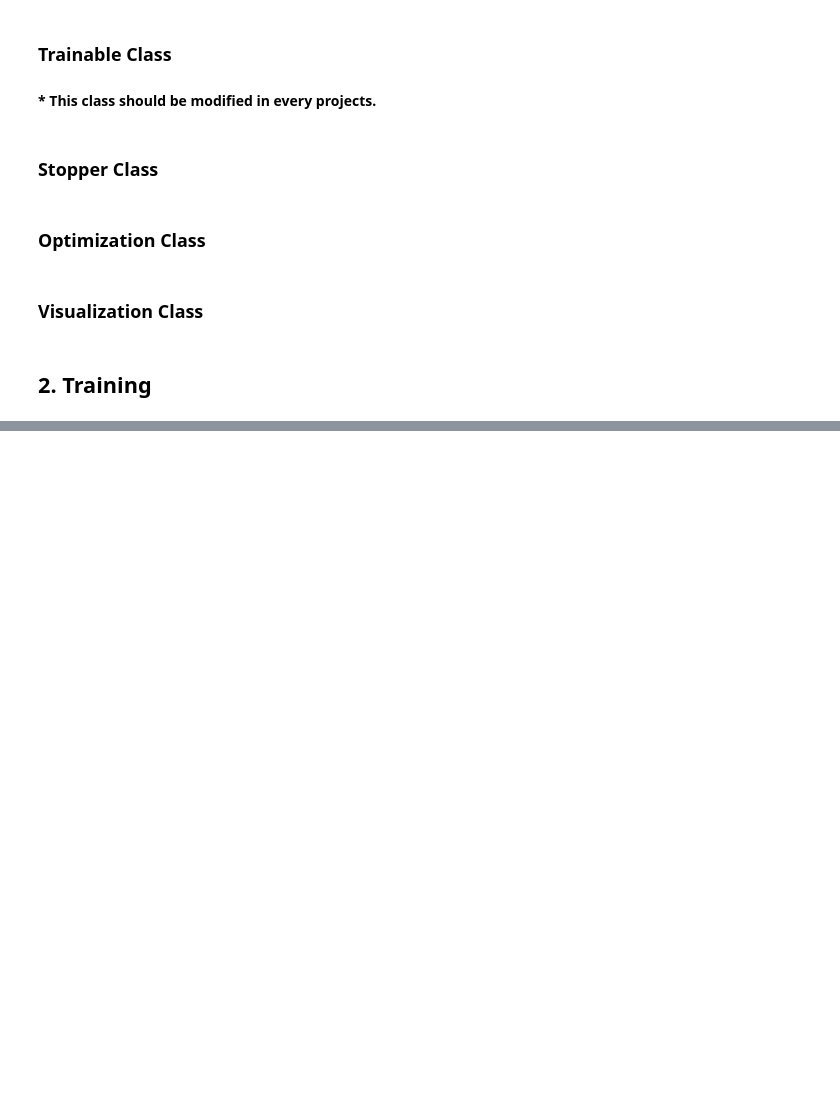
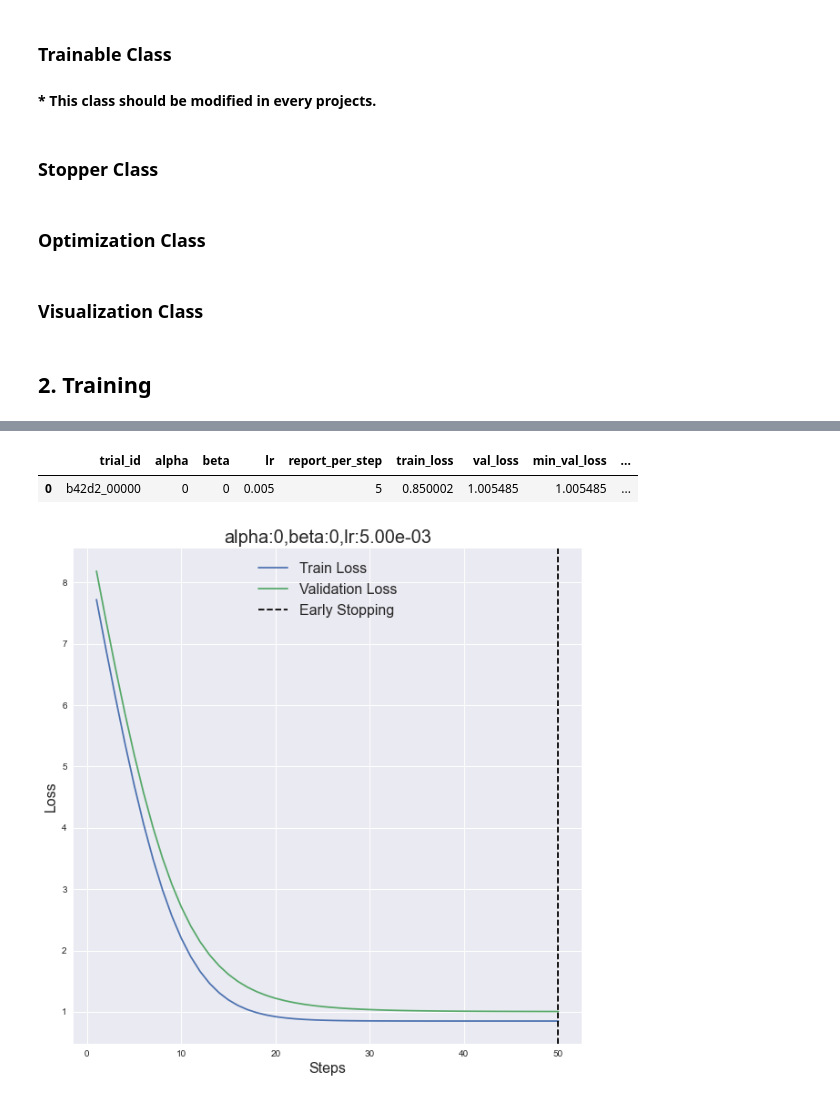
Before and after one commit to rubato-yeong/ML_Experiments, a Jupyter notebook: ray_tune/ray_tune_with_class.ipynb, the cells around one changed output, grey strips where cells are left out. Saved outputs shown, nothing was run; the diff lists cells and outputs as text; code cells hidden in the pictures; blank space fills up the shorter version.

```diff
--- a/ray_tune/ray_tune_with_class.ipynb
+++ b/ray_tune/ray_tune_with_class.ipynb
@@ -328,10 +336,3 @@ class Optimization:
         )
 # %% [markdown]
 ### Visualization Class
-# %%
-class Visualization:
-    # Do something with tune.ExperimentAnalysis
-    def __init__(self, output):
-        self.output = output
-
-    def learning_curve(self):
@@ -370,0 +501,11 @@ optim.train(
+# %%
+vis = Visualization(optim.output['train'])
+# %%
+vis.dataframe()
+# %% [output]
+|  | trial_id | alpha | beta | lr | report_per_step | train_loss | val_loss | min_val_loss | ... |
+| 0 | b42d2_00000 | 0 | 0 | 0.005 | 5 | 0.850002 | 1.005485 | 1.005485 | ... |
+# %%
+vis.learning_curve(figsize=(10,10), fontsize=20)
+# %% [output]
+[figure, added]
```
Also changed, not shown: parts of 14 cells of this notebook.
